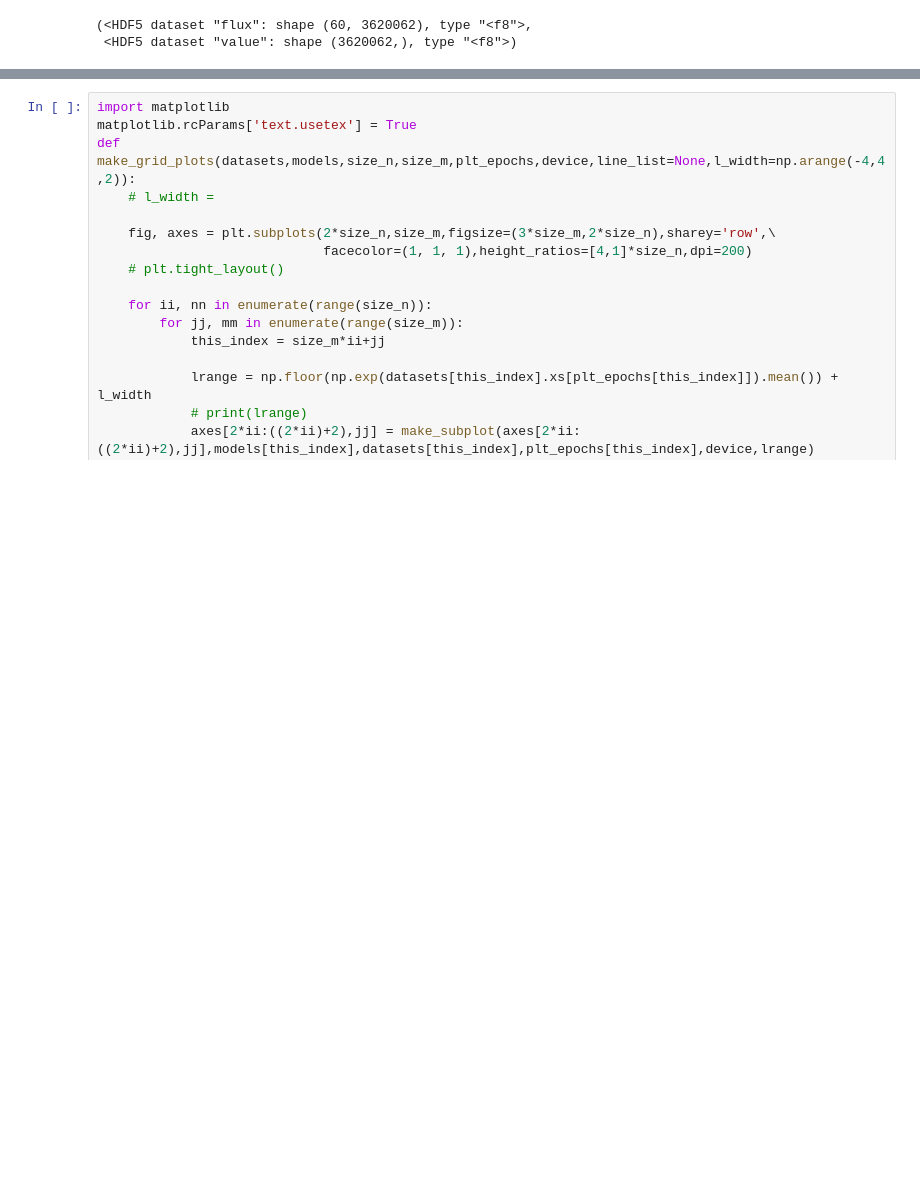
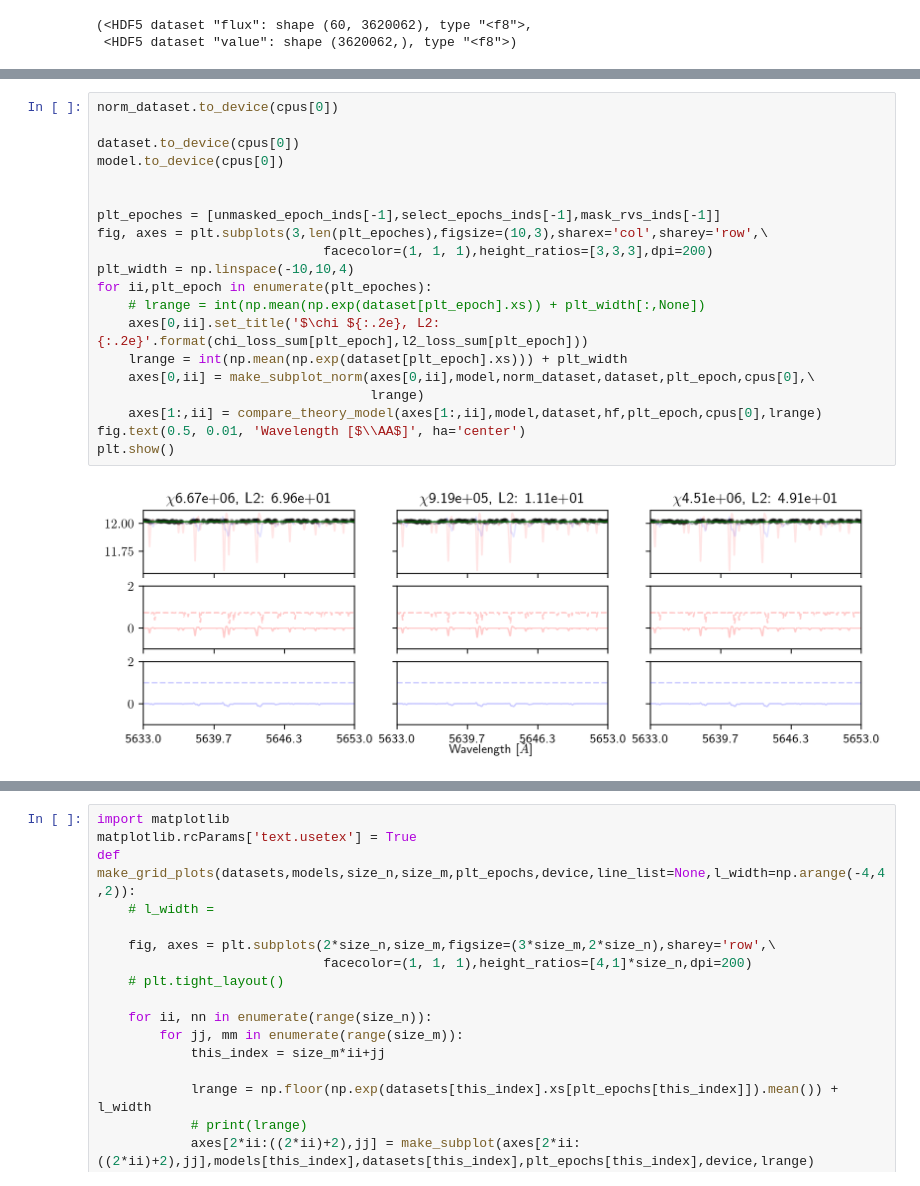
Before and after one commit to mdd423/wobble_jax, a Jupyter notebook: notebooks/05-simulateddata.ipynb, the cells around one changed output, grey strips where cells are left out. Drawn from its saved outputs; the diff is of its cells as text; blank space fills up the shorter version.

```diff
--- a/notebooks/05-simulateddata.ipynb
+++ b/notebooks/05-simulateddata.ipynb
@@ -628,3 +796,25 @@ plt.show()
+# %%
+norm_dataset.to_device(cpus[0])
+
+dataset.to_device(cpus[0])
+model.to_device(cpus[0])
+
+
+plt_epoches = [unmasked_epoch_inds[-1],select_epochs_inds[-1],mask_rvs_inds[-1]]
+fig, axes = plt.subplots(3,len(plt_epoches),figsize=(10,3),sharex='col',sharey='row',\
+                             facecolor=(1, 1, 1),height_ratios=[3,3,3],dpi=200)
+plt_width = np.linspace(-10,10,4)
+for ii,plt_epoch in enumerate(plt_epoches):
+    # lrange = int(np.mean(np.exp(dataset[plt_epoch].xs)) + plt_width[:,None])
+    axes[0,ii].set_title('$\chi ${:.2e}, L2: {:.2e}'.format(chi_loss_sum[plt_epoch],l2_loss_sum[plt_epoch]))
+    lrange = int(np.mean(np.exp(dataset[plt_epoch].xs))) + plt_width
+    axes[0,ii] = make_subplot_norm(axes[0,ii],model,norm_dataset,dataset,plt_epoch,cpus[0],\
+                                   lrange)
+    axes[1:,ii] = compare_theory_model(axes[1:,ii],model,dataset,hf,plt_epoch,cpus[0],lrange)
+fig.text(0.5, 0.01, 'Wavelength [$\\AA$]', ha='center')
+plt.show()
+# %% [output]
+[figure, added]
 # %%
 # dir = glob.glob('/scratch/mdd423/wobble_jax/out/25-05-08/barnards/*.pkl')25-06-23/HD4307
 
```
Also changed, not shown: parts of 14 cells of this notebook, 3 other files.
